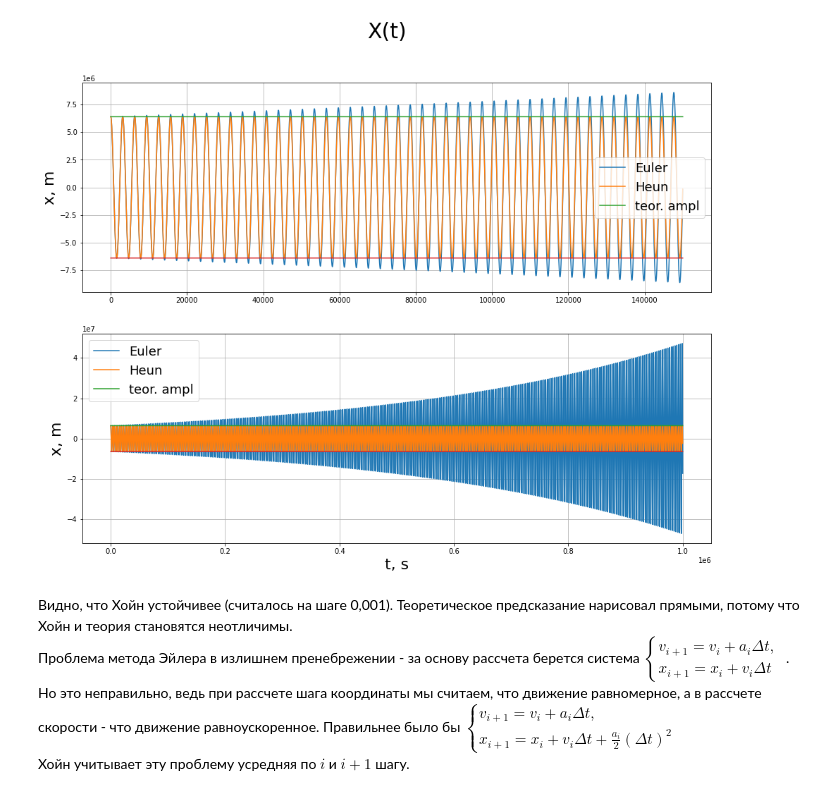
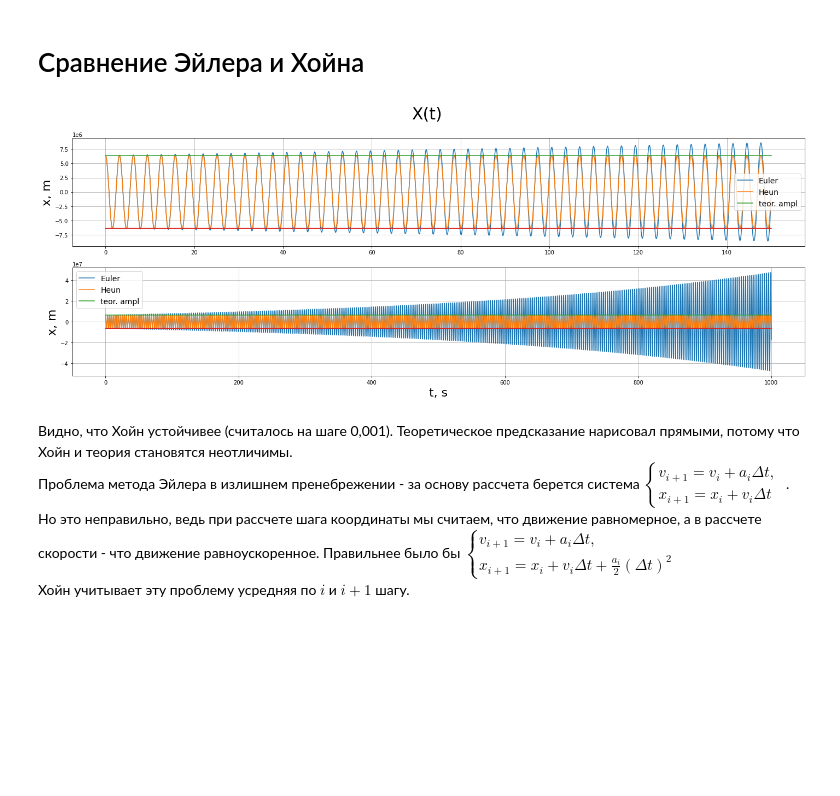
Before and after one commit to GintGld/modeling_MIPT, a Jupyter notebook: wk3/gr.ipynb, the cells around one changed output. Drawn from its saved outputs; the diff is of its cells as text; code cells hidden in the pictures; blank space fills up the shorter version.

```diff
--- a/wk3/gr.ipynb
+++ b/wk3/gr.ipynb
@@ -7,34 +7,36 @@ d = pd.read_csv('fluct_6400000.000000_0.000000_1000000_0.001000.txt')
 w = d.w[0]
 N = d.N[0]
 dx = d.dx[0]
+# %% [markdown]
+# Сравнение Эйлера и Хойна
 # %%
 fig, (ax1, ax2) = plt.subplots(2, 1)
 fig.suptitle('X(t)', fontsize=30)
-fig.set_size_inches(16, 12)
+fig.set_size_inches(24, 8)
 
-t = np.linspace(0, len(d)*0.15, int(len(d)*0.15))
+t = np.linspace(0, d.N[0]*d.dx[0]*0.15, int(len(d)*0.15))
 ax1.plot(t, d.x_e[:len(t)], '-', label='Euler')
 ax1.plot(t, d.x_h[:len(t)], '-', label='Heun')
 ax1.plot(t, t-t+6.4e6, label='teor. ampl')
 ax1.plot(t, t-t-6.4e6)
 ax1.set_ylabel('x, m', fontsize=22)
-ax1.legend(fontsize=18, loc='best')
+ax1.legend(fontsize=14, loc='best')
 
-t = np.linspace(0, len(d), len(d))
+t = np.linspace(0, d.N[0]*d.dx[0], int(len(d)))
 ax2.plot(t, d.x_e, '-', label='Euler')
 ax2.plot(t, d.x_h, '-', label='Heun')
 ax2.plot(t, t-t+6.4e6, label='teor. ampl')
 ax2.plot(t, t-t-6.4e6)
 ax2.set_ylabel('x, m', fontsize=22)
 ax2.set_xlabel('t, s', fontsize=22)
-ax2.legend(fontsize=18, loc='best')
+ax2.legend(fontsize=14, loc='best')
 
 
 ax1.grid(True)
 ax2.grid(True)
 plt.show()
 # %% [output]
-[figure, old version]
+[figure, new version]
 # %% [markdown]
 Видно, что Хойн устойчивее (считалось на шаге 0,001).
 Теоретическое предсказание нарисовал прямыми, потому что Хойн и теория становятся неотличимы.
```
Also changed, not shown: parts of 10 cells of this notebook, 1 other file.
